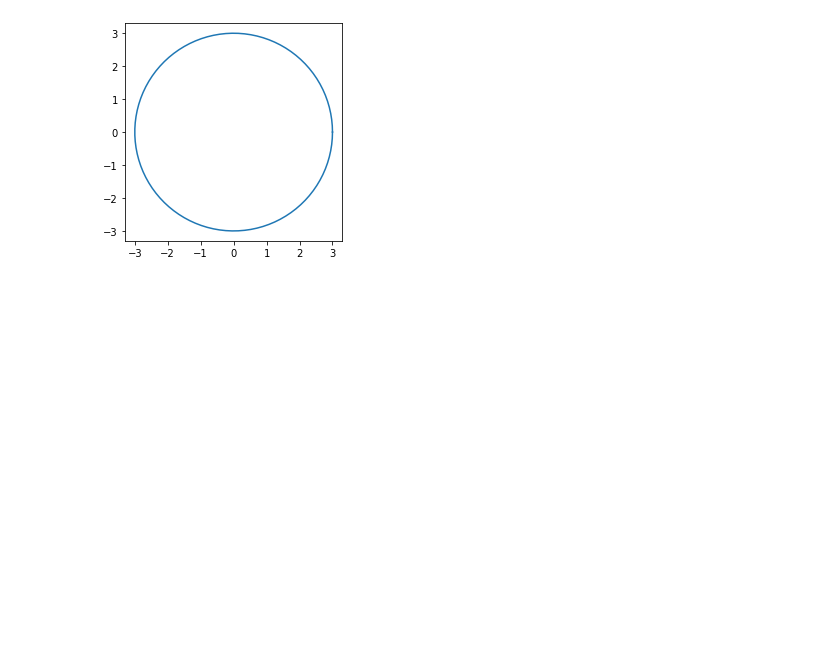
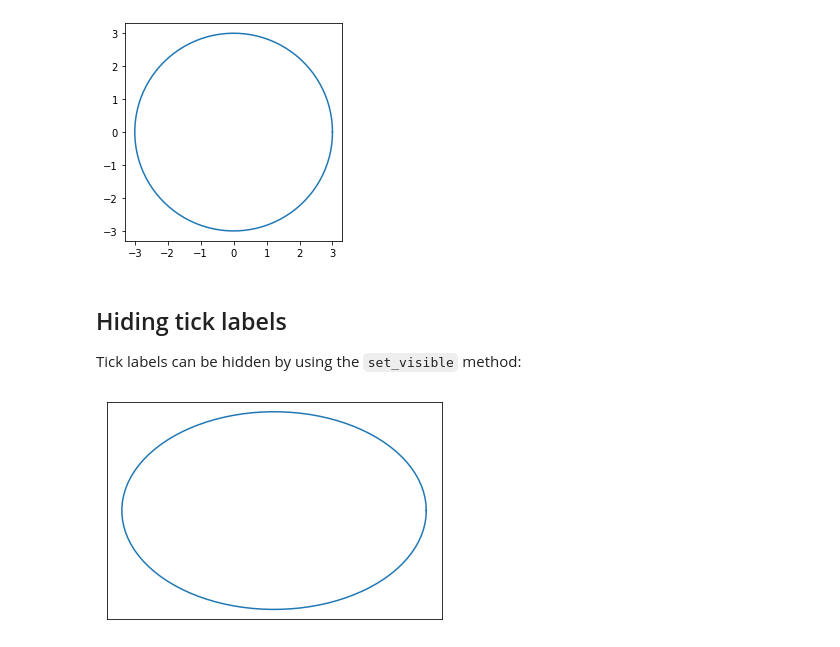
Before and after one commit to umr-marbec/python-training, a Jupyter notebook: plots/axes.ipynb, the cells around one changed output. Drawn from its saved outputs; the diff is of its cells as text; code cells hidden in the pictures; blank space fills up the shorter version.

```diff
--- a/plots/axes.ipynb
+++ b/plots/axes.ipynb
@@ -103,3 +103,16 @@ ax.set_aspect('equal', 'box')  # changes the axes shape to have the good aspect
 plt.show()
 # %% [output]
 [figure]
+# %% [markdown]
+## Hiding tick labels
+
+Tick labels can be hidden by using the `set_visible` method:
+# %%
+fig = plt.figure()
+ax = plt.gca()
+ax.plot(x, y)
+ax.get_xaxis().set_visible(False)  # removes xlabels
+ax.get_yaxis().set_visible(False)  # removes xlabels
+plt.show()
+# %% [output]
+[figure, added]
```
Also changed, not shown: parts of 2 cells of this notebook, 1 other file.
